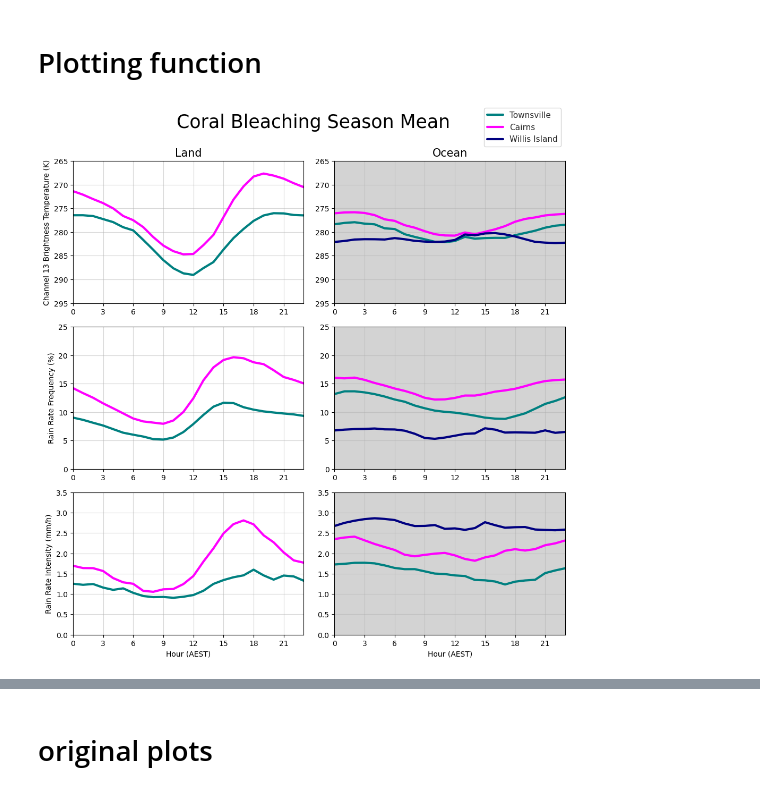
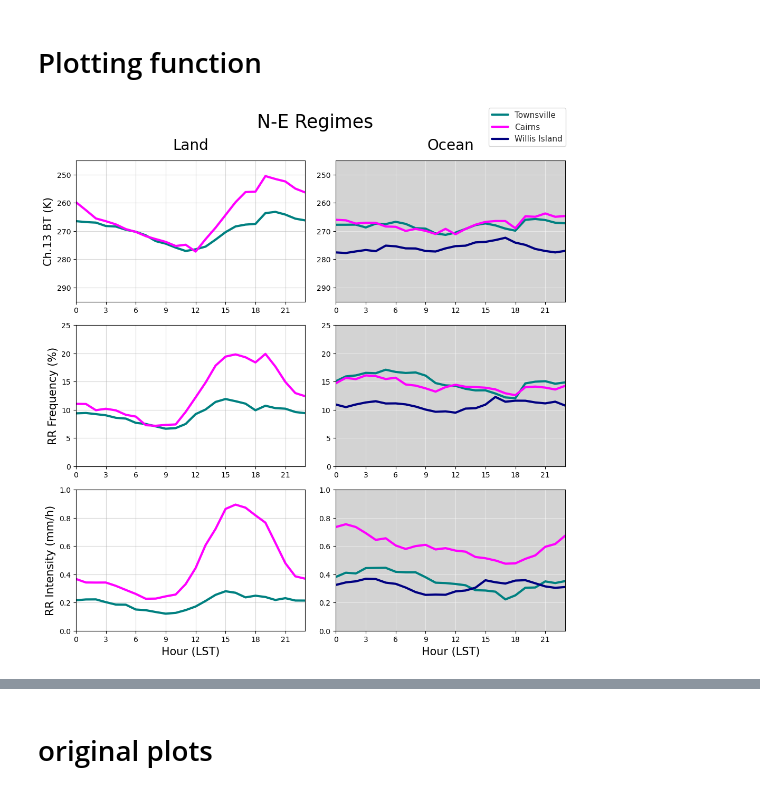
Before and after one commit to alanah-chapman/diurnal-cylces-of-clouds-and-rainfall-over-NE-QLD-during-CBS, a Jupyter notebook: BA-H8-RA_diurnal-plots.ipynb, the cells around one changed output, grey strips where cells are left out. Drawn from its saved outputs; the diff is of its cells as text; code cells hidden in the pictures.

```diff
--- a/BA-H8-RA_diurnal-plots.ipynb
+++ b/BA-H8-RA_diurnal-plots.ipynb
@@ -268,10 +790,46 @@ h8_nw_willis_ocean = np.load('/home/563/ac9768/himawari_regridded_files/h8_nw_wi
+# %%
+# Rain Rate Intensity
+# clim
+towns_rri_land_clim = np.roll(da.from_zarr("/scratch/v46/ac9768/towns_clim_land_rri.zarr/rainrate").compute(),shift=10)
+towns_rri_ocean_clim = np.roll(da.from_zarr("/scratch/v46/ac9768/towns_clim_ocean_rri.zarr/rainrate").compute(),shift=10)
+cairns_rri_land_clim = np.roll(da.from_zarr("/scratch/v46/ac9768/cairns_clim_land_rri.zarr/rainrate").compute(),shift=10)
+cairns_rri_ocean_clim = np.roll(da.from_zarr("/scratch/v46/ac9768/cairns_clim_ocean_rri.zarr/rainrate").compute(),shift=10)
+willis_rri_clim = np.roll(da.from_zarr("/scratch/v46/ac9768/willis_clim_rri.zarr/rainrate").compute(),shift=10)
+
+# ne
+towns_rri_land_ne = np.roll(da.from_zarr("/scratch/v46/ac9768/towns_ne_land_rri.zarr/rainrate").compute(),shift=10)
+towns_rri_ocean_ne = np.roll(da.from_zarr("/scratch/v46/ac9768/towns_ne_ocean_rri.zarr/rainrate").compute(),shift=10)
+cairns_rri_land_ne = np.roll(da.from_zarr("/scratch/v46/ac9768/cairns_ne_land_rri-v2.zarr/rainrate").compute(),shift=10)
+cairns_rri_ocean_ne = np.roll(da.from_zarr("/scratch/v46/ac9768/cairns_ne_ocean_rri.zarr/rainrate").compute(),shift=10)
+willis_rri_ne = np.roll(da.from_zarr("/scratch/v46/ac9768/willis_ne_rri.zarr/rainrate").compute(),shift=10)
+
+# se
+towns_rri_land_se = np.roll(da.from_zarr("/scratch/v46/ac9768/towns_se_land_rri.zarr/rainrate").compute(),shift=10)
+towns_rri_ocean_se = np.roll(da.from_zarr("/scratch/v46/ac9768/towns_se_ocean_rri.zarr/rainrate").compute(),shift=10)
+cairns_rri_land_se = np.roll(da.from_zarr("/scratch/v46/ac9768/cairns_se_land_rri-v2.zarr/rainrate").compute(),shift=10)
+cairns_rri_ocean_se = np.roll(da.from_zarr("/scratch/v46/ac9768/cairns_se_ocean_rri.zarr/rainrate").compute(),shift=10)
+willis_rri_se = np.roll(da.from_zarr("/scratch/v46/ac9768/willis_se_rri.zarr/rainrate").compute(),shift=10)
+
+# sw
+towns_rri_land_sw = np.roll(da.from_zarr("/scratch/v46/ac9768/towns_sw_land_rri.zarr/rainrate").compute(),shift=10)
+towns_rri_ocean_sw = np.roll(da.from_zarr("/scratch/v46/ac9768/towns_sw_ocean_rri.zarr/rainrate").compute(),shift=10)
+cairns_rri_land_sw = np.roll(da.from_zarr("/scratch/v46/ac9768/cairns_sw_land_rri.zarr/rainrate").compute(),shift=10)
+cairns_rri_ocean_sw = np.roll(da.from_zarr("/scratch/v46/ac9768/cairns_sw_ocean_rri.zarr/rainrate").compute(),shift=10)
+willis_rri_sw = np.roll(da.from_zarr("/scratch/v46/ac9768/willis_sw_rri.zarr/rainrate").compute(),shift=10)
+
+# nw
+towns_rri_land_nw = np.roll(da.from_zarr("/scratch/v46/ac9768/towns_nw_land_rri.zarr/rainrate").compute(),shift=10)
+towns_rri_ocean_nw = np.roll(da.from_zarr("/scratch/v46/ac9768/towns_nw_ocean_rri.zarr/rainrate").compute(),shift=10)
+cairns_rri_land_nw = np.roll(da.from_zarr("/scratch/v46/ac9768/cairns_nw_land_rri.zarr/rainrate").compute(),shift=10)
+cairns_rri_ocean_nw = np.roll(da.from_zarr("/scratch/v46/ac9768/cairns_nw_ocean_rri.zarr/rainrate").compute(),shift=10)
+willis_rri_nw = np.roll(da.from_zarr("/scratch/v46/ac9768/willis_nw_rri.zarr/rainrate").compute(),shift=10)
 # %%
-diurnal_cycle_plot('Coral Bleaching Season Mean',265,295,25,3.5,
-                       h8towns_land,h8cairns_land,h8towns_ocean,h8cairns_ocean,h8willis_ocean,
-                      rr_land_Tf,rr_land_Cf,rr_ocean_Tf,rr_ocean_Cf,rr_willisf,
-                      rr_land_T,rr_land_C,rr_ocean_T,rr_ocean_C,rr_willis)
+diurnal_cycle_plot('N-E Regimes',245,295,25,1,
+                      h8_ne_towns_land,h8_ne_cairns_land,h8_ne_towns_ocean,h8_ne_cairns_ocean,h8_ne_willis_ocean,            # clouds
+                      towns_rrf_ne,cairns_rrf_ne,towns_rrf_ocean_ne,cairns_rrf_ocean_ne,willis_rrf_ne,                       # frequency
+                      towns_rri_land_ne,cairns_rri_land_ne,towns_rri_ocean_ne,cairns_rri_ocean_ne,willis_rri_ne)             # intensity
 # %% [output]
-[figure, old version]
+[figure, new version]
 # %%
 diurnal_cycle_plot('Climatological Mean',270,300,25,3.5,
                        bt_land_Tm,bt_land_Cm,bt_ocean_Tm,bt_ocean_Cm,bt_willism,
```
Also changed, not shown: parts of 49 cells of this notebook, 6 other files.
